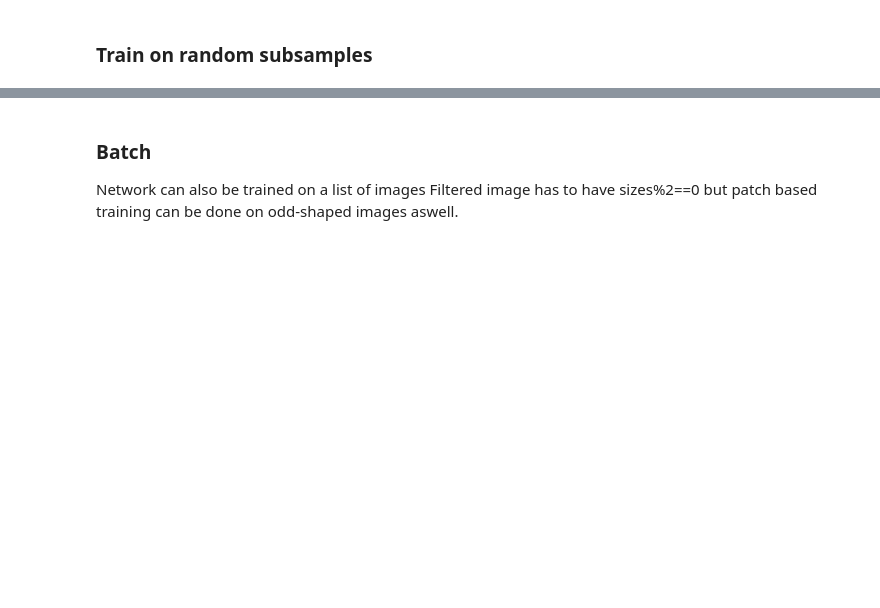
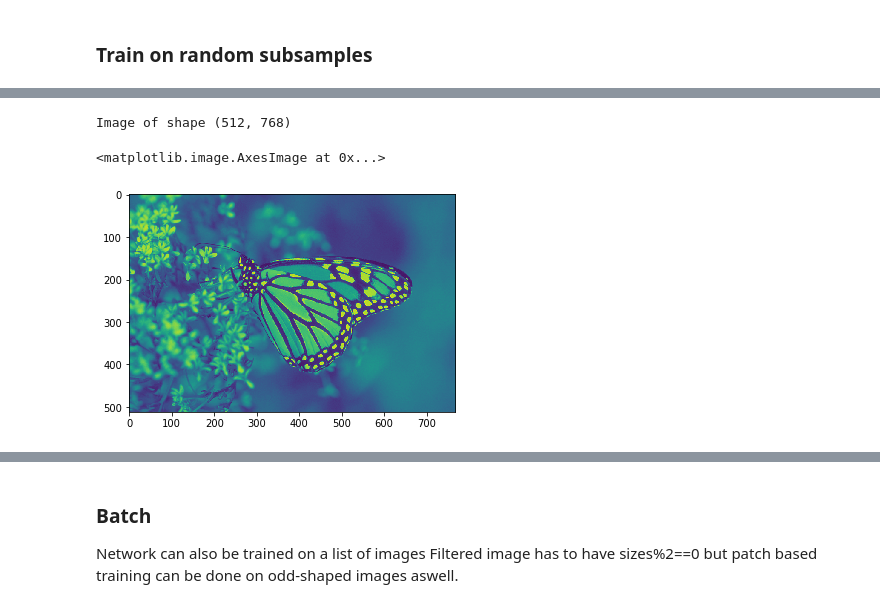
Before and after one commit to ncxt/ncxt_cnnbin, a Jupyter notebook: image_example.ipynb, the cells around one changed output, grey strips where cells are left out. Saved outputs shown, nothing was run; the diff lists cells and outputs as text; code cells hidden in the pictures; blank space fills up the shorter version.

```diff
--- a/image_example.ipynb
+++ b/image_example.ipynb
@@ -61,0 +53,14 @@ net.plot_train()
+# %%
+sigma = 50
+image_ref = np.mean(imageio.imread("data/monarch.bmp"), 2)
+image = image_ref + sigma * np.random.standard_normal(image_ref.shape)
+
+binned_ref = np.mean(cnnbin.split_diagonal(image_ref), 0)
+binned_mean = np.mean(cnnbin.split_diagonal(image), 0)
+
+print(f"Image of shape {image.shape}")
+plt.imshow(image_ref)
+# %% [output]
+Image of shape (512, 768)
+<matplotlib.image.AxesImage at 0x...>
+[figure, added]
```
Also changed, not shown: parts of 9 cells of this notebook, 4 other files.
